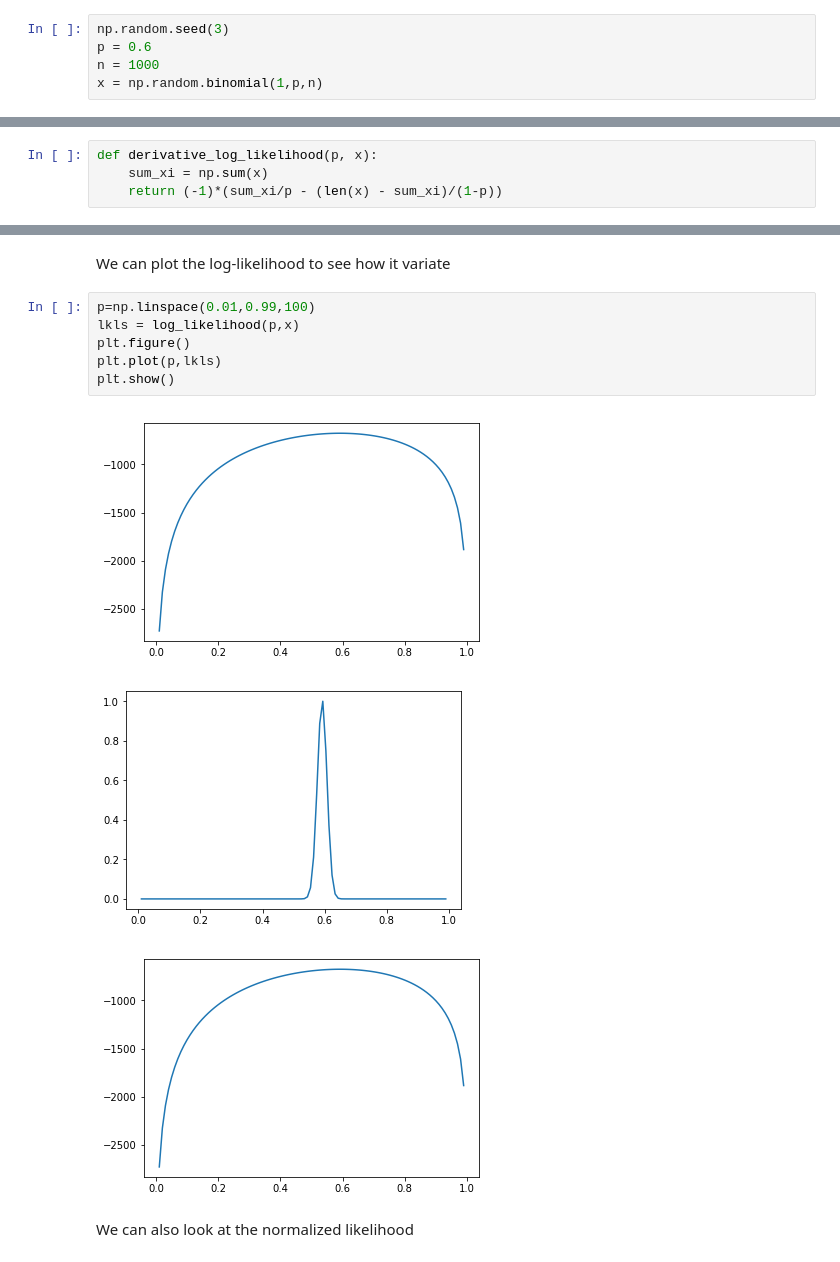
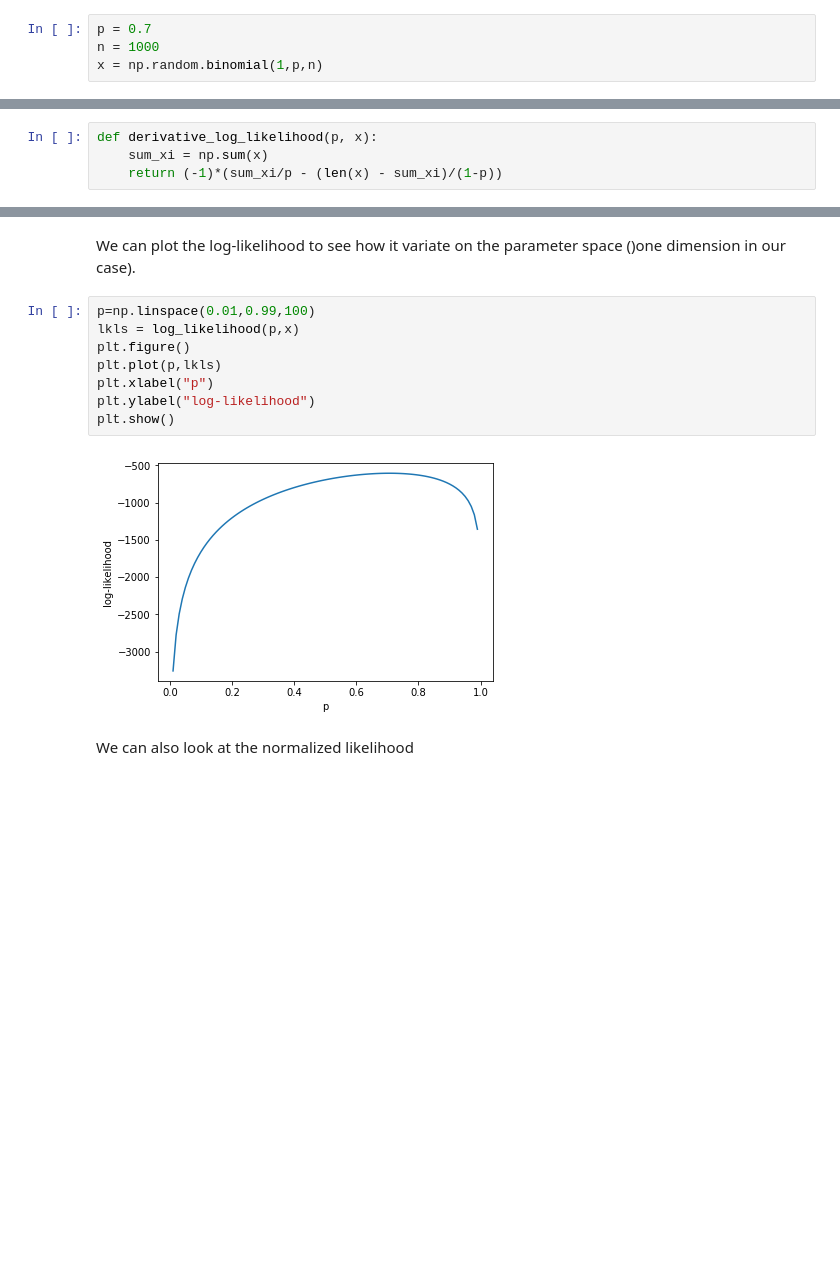
Before and after one commit to ltetrel/ltetrel.github.io, a Jupyter notebook: notebooks/likelihood.ipynb, the cells around one changed output, grey strips where cells are left out. Cells and saved outputs as stored; diff of their text form; blank space fills up the shorter version.

```diff
--- a/notebooks/likelihood.ipynb
+++ b/notebooks/likelihood.ipynb
@@ -112,6 +104,5 @@ We will see if we can estimate correctly this parameter at the end.
 # %%
-np.random.seed(3)
-p = 0.6
+p = 0.7
 n = 1000
 x = np.random.binomial(1,p,n)
 # %% [markdown]
@@ -165,15 +158,15 @@ Found probability 0.592000 in 5137 with log-likelihood 0.000
 # %% [markdown]
-We can plot the log-likelihood to see how it variate
+We can plot the log-likelihood to see how it variate on the parameter space ()one dimension in our case).
 # %%
 p=np.linspace(0.01,0.99,100)
 lkls = log_likelihood(p,x)
 plt.figure()
 plt.plot(p,lkls)
+plt.xlabel("p")
+plt.ylabel("log-likelihood")
 plt.show()
 # %% [output]
-[figure, old version]
+[figure, new version]
-[figure, removed]
-[figure, removed]
 # %% [markdown]
 We can also look at the normalized likelihood
 # %%
```
Also changed, not shown: parts of 13 cells of this notebook, 5 other files.
